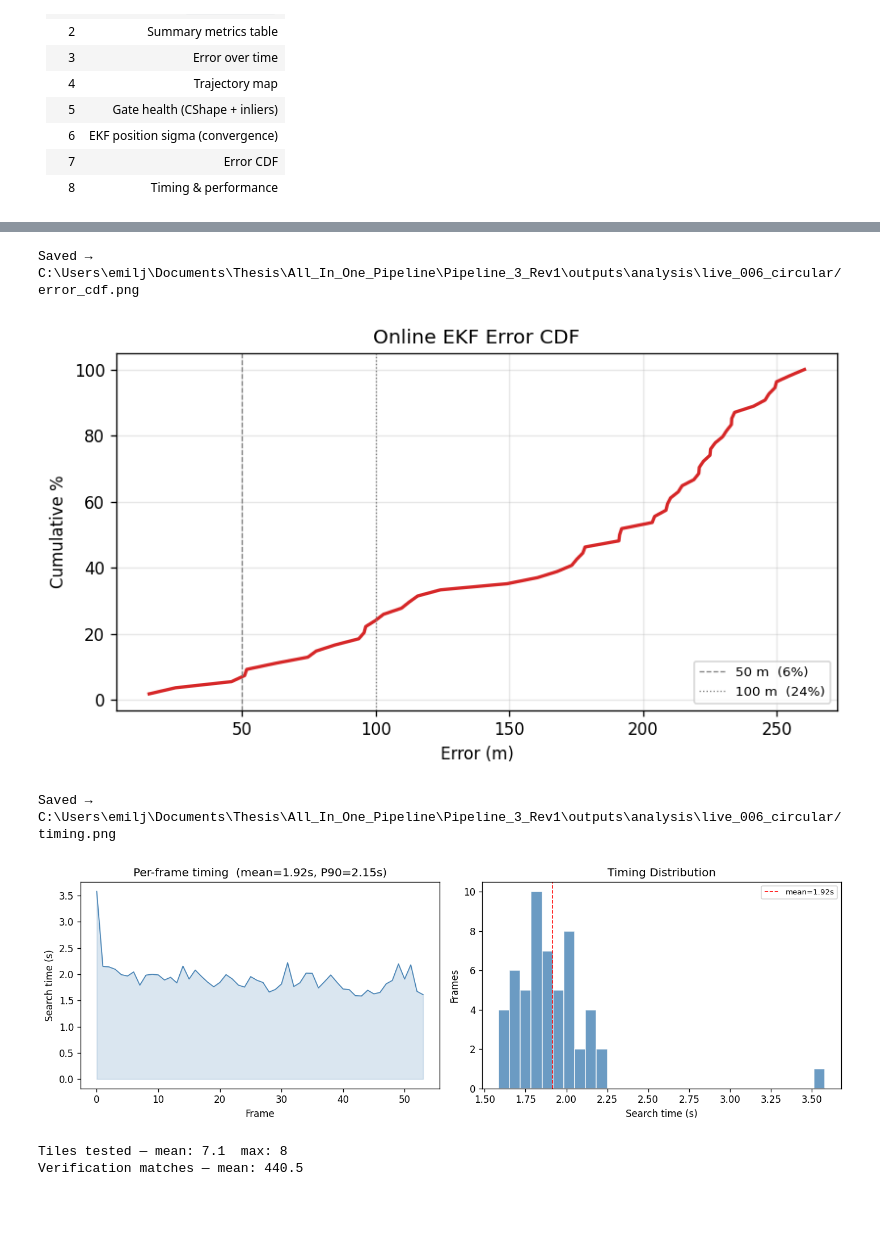
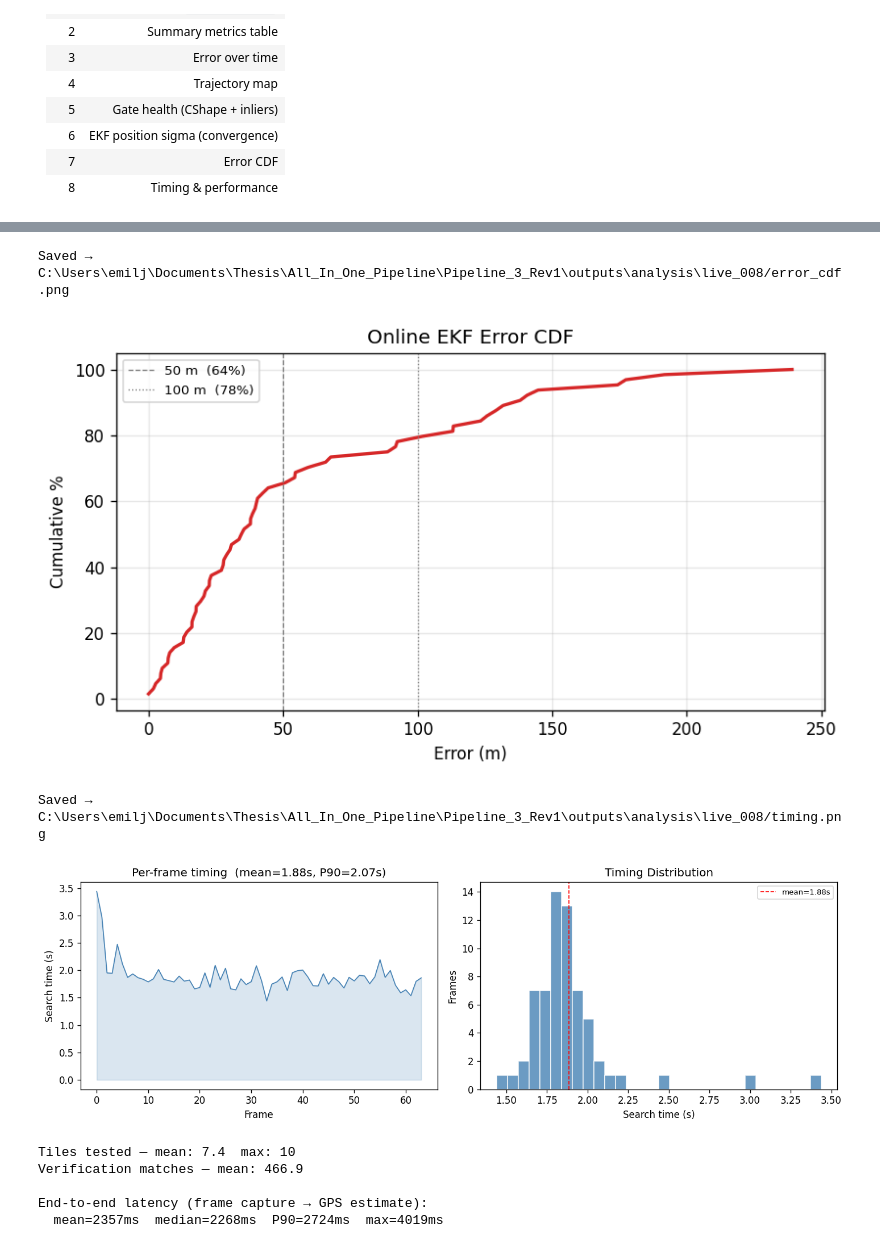
Before and after one commit to Emil-J/ALL_IN_ONE_PIPELINE_THESIS, a Jupyter notebook: Pipeline_3_Rev1/notebooks/live_analysis.ipynb, the cells around one changed output, grey strips where cells are left out. Cells and saved outputs as stored; diff of their text form; code cells hidden in the pictures; blank space fills up the shorter version.

```diff
--- a/Pipeline_3_Rev1/notebooks/live_analysis.ipynb
+++ b/Pipeline_3_Rev1/notebooks/live_analysis.ipynb
@@ -33,7 +33,7 @@ from config import config
 from src.tile_utils import haversine_distance as _hav
 
 # ── CONFIGURE HERE ──────────────────────────────────────────────────────────
-RUN_DIR   = Path(r"C:\Users\emilj\Documents\Thesis\All_In_One_Pipeline\Pipeline_3_Rev1\outputs\runs\live_006_circular")   # ← change to your run directory
+RUN_DIR   = Path(r"C:\Users\emilj\Documents\Thesis\All_In_One_Pipeline\Pipeline_3_Rev1\outputs\runs\live_008")   # ← change to your run directory
 SAVE_FIGS = True   # save PNGs to outputs/analysis/<run_id>/
 # ────────────────────────────────────────────────────────────────────────────
 
@@ -216,31 +216,38 @@ if len(errs_sorted):
 else:
     print("No GT data available — CDF skipped")
 # %% [output]
-Saved → C:\Users\emilj\Documents\Thesis\All_In_One_Pipeline\Pipeline_3_Rev1\outputs\analysis\live_006_circular/error_cdf.png
+Saved → C:\Users\emilj\Documents\Thesis\All_In_One_Pipeline\Pipeline_3_Rev1\outputs\analysis\live_008/error_cdf.png
-[figure, old version]
+[figure, new version]
 # %%
 st = results["search_time_s"]
 fig, (ax1, ax2) = plt.subplots(1, 2, figsize=(12, 4))
 ax1.plot(results["frame_idx"], st, color="steelblue", lw=1)
 ax1.fill_between(results["frame_idx"], st, alpha=0.2, color="steelblue")
 ax1.set_xlabel("Frame")
 ax1.set_ylabel("Search time (s)")
 ax1.set_title(f"Per-frame timing  (mean={st.mean():.2f}s, P90={st.quantile(0.9):.2f}s)")
 ax2.hist(st, bins=30, color="steelblue", edgecolor="white", alpha=0.8)
 ax2.axvline(st.mean(), color="red", ls="--", lw=1, label=f"mean={st.mean():.2f}s")
 ax2.set_xlabel("Search time (s)")
 ax2.set_ylabel("Frames")
 ax2.legend(fontsize=8)
 ax2.set_title("Timing Distribution")
 plt.tight_layout()
 if SAVE_FIGS:
     fig.savefig(OUT_DIR / "timing.png")
     print(f"Saved → {OUT_DIR}/timing.png")
 plt.show()
 print(f"\nTiles tested — mean: {results['tiles_tested'].mean():.1f}  max: {results['tiles_tested'].max()}")
 print(f"Verification matches — mean: {results['verification_matches'].mean():.1f}")
+if "inference_ms" in results.columns and results["inference_ms"].notna().any():
+    inf = results["inference_ms"].dropna()
+    print(f"\nEnd-to-end latency (frame capture → GPS estimate):")
+    print(f"  mean={inf.mean():.0f}ms  median={inf.median():.0f}ms  P90={inf.quantile(0.9):.0f}ms  max={inf.max():.0f}ms")
 # %% [output]
-Saved → C:\Users\emilj\Documents\Thesis\All_In_One_Pipeline\Pipeline_3_Rev1\outputs\analysis\live_006_circular/timing.png
+Saved → C:\Users\emilj\Documents\Thesis\All_In_One_Pipeline\Pipeline_3_Rev1\outputs\analysis\live_008/timing.png
-[figure, old version]
+[figure, new version]
-Tiles tested — mean: 7.1  max: 8
-Verification matches — mean: 440.5
+Tiles tested — mean: 7.4  max: 10
+Verification matches — mean: 466.9
+
+End-to-end latency (frame capture → GPS estimate):
+  mean=2357ms  median=2268ms  P90=2724ms  max=4019ms
```
Also changed, not shown: parts of 6 cells of this notebook, 11 other files.
